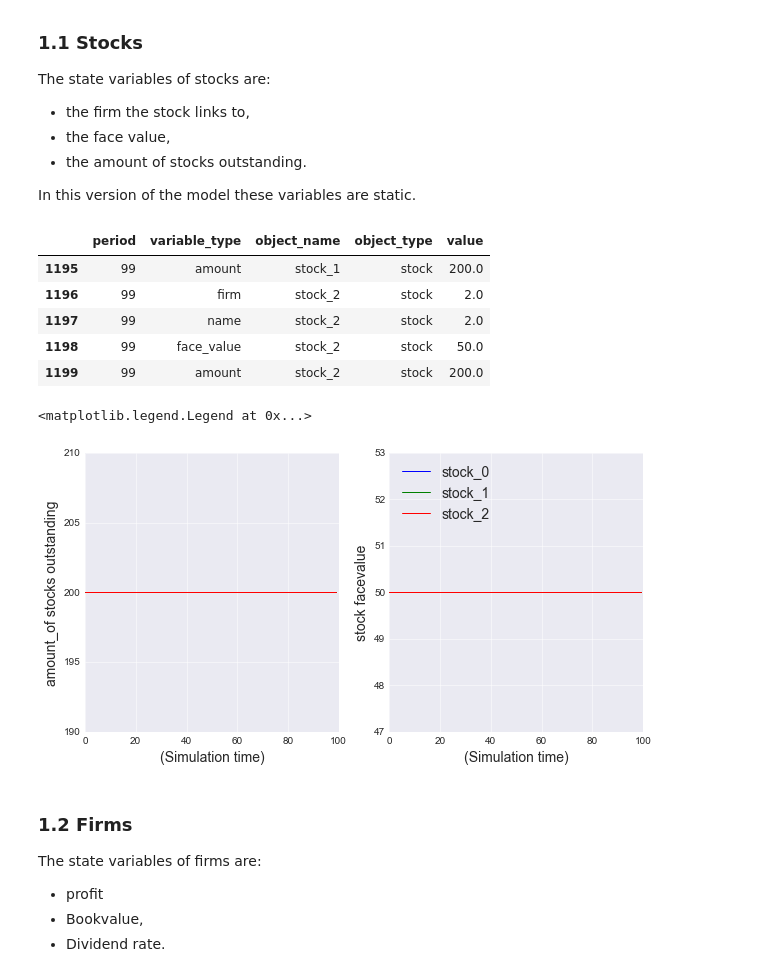
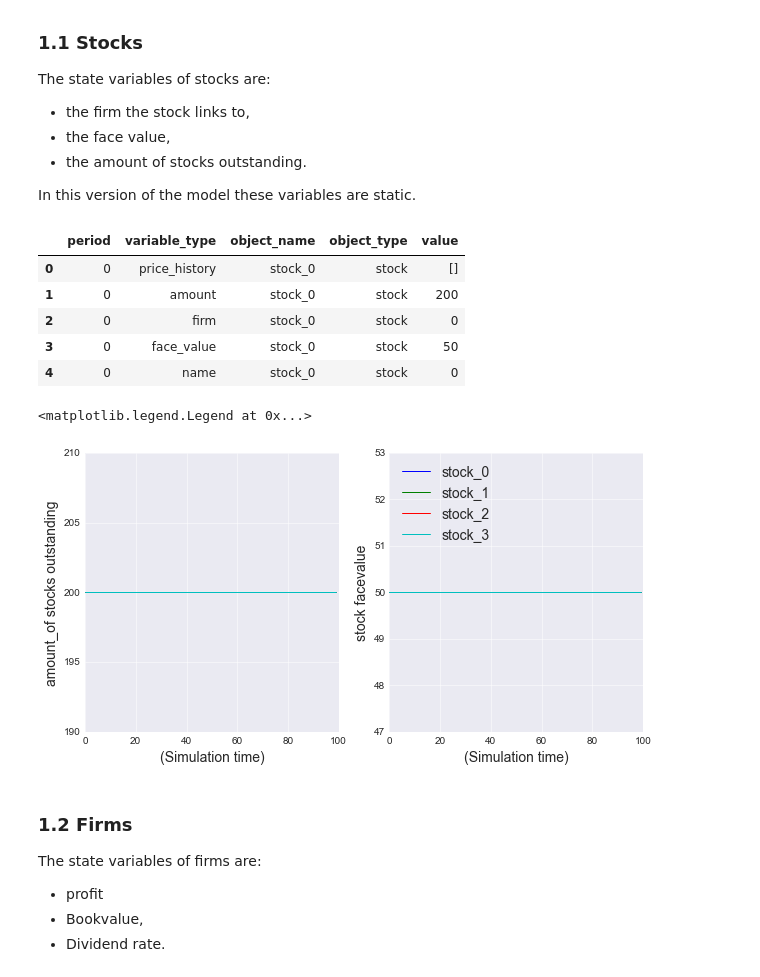
Before and after one commit to LCfP/Agent-Based-Stock-Market-Model, a Jupyter notebook: data_notebook.ipynb, the cells around one changed output. Saved outputs shown, nothing was run; the diff lists cells and outputs as text; code cells hidden in the pictures.

```diff
--- a/data_notebook.ipynb
+++ b/data_notebook.ipynb
@@ -33,49 +37,49 @@ stockVariables = pd.read_sql_query(
     WHERE Objects.object_type = 'stock'
     """, conn)
 # %%
-stockVariables.tail()
+stockVariables.head()
 # %% [output]
 |  | period | variable_type | object_name | object_type | value |
-| 1195 | 99 | amount | stock_1 | stock | 200.0 |
-| 1196 | 99 | firm | stock_2 | stock | 2.0 |
-| 1197 | 99 | name | stock_2 | stock | 2.0 |
-| 1198 | 99 | face_value | stock_2 | stock | 50.0 |
-| 1199 | 99 | amount | stock_2 | stock | 200.0 |
+| 0 | 0 | price_history | stock_0 | stock | [] |
+| 1 | 0 | amount | stock_0 | stock | 200 |
+| 2 | 0 | firm | stock_0 | stock | 0 |
+| 3 | 0 | face_value | stock_0 | stock | 50 |
+| 4 | 0 | name | stock_0 | stock | 0 |
 # %%
 stock_0 = stockVariables.query('variable_type == "amount" and object_name == "stock_0"')['value']
 stock_1 = stockVariables.query('variable_type == "amount" and object_name == "stock_1"')['value']
 stock_2 = stockVariables.query('variable_type == "amount" and object_name == "stock_2"')['value']
-#stock_3 = stockVariables.query('variable_type == "amount" and object_name == "stock_3"')['value']
+stock_3 = stockVariables.query('variable_type == "amount" and object_name == "stock_3"')['value']
 time = stockVariables.query('variable_type == "amount" and object_name == "stock_0"')['period']
 # %%
 face_value_0 = stockVariables.query('variable_type == "face_value" and object_name == "stock_0"')['value']
 face_value_1 = stockVariables.query('variable_type == "face_value" and object_name == "stock_1"')['value']
 face_value_2 = stockVariables.query('variable_type == "face_value" and object_name == "stock_2"')['value']
-#face_value_3 = stockVariables.query('variable_type == "face_value" and object_name == "stock_3"')['value']
+face_value_3 = stockVariables.query('variable_type == "face_value" and object_name == "stock_3"')['value']
 # %%
 fig = plt.figure(figsize=(10,5))
 ax1 = fig.add_subplot(121)
 ax2 = fig.add_subplot(122)
 
 ax1.plot(time, stock_0, label='stock_0')
 ax1.plot(time, stock_1, label='stock_1')
 ax1.plot(time, stock_2, label='stock_2')
-#ax1.plot(time, stock_3, label='stock_3')
+ax1.plot(time, stock_3, label='stock_3')
 
 ax2.plot(time, face_value_0, label='stock_0')
 ax2.plot(time, face_value_1, label='stock_1')
 ax2.plot(time, face_value_2, label='stock_2')
-#ax2.plot(time, face_value_3, label='stock_3')
+ax2.plot(time, face_value_3, label='stock_3')
 
 ax1.set_xlabel('(Simulation time)', fontsize='14')
 ax2.set_xlabel('(Simulation time)', fontsize='14')
 ax1.set_ylabel('amount_of stocks outstanding', fontsize='14')
 ax2.set_ylabel('stock facevalue', fontsize='14')
 
 plt.legend(loc=2, fontsize='14')
 # %% [output]
 <matplotlib.legend.Legend at 0x...>
-[figure, old version]
+[figure, new version]
 # %% [markdown]
 ### 1.2 Firms
 The state variables of firms are:
```
Also changed, not shown: parts of 21 cells of this notebook, 1 other file.
